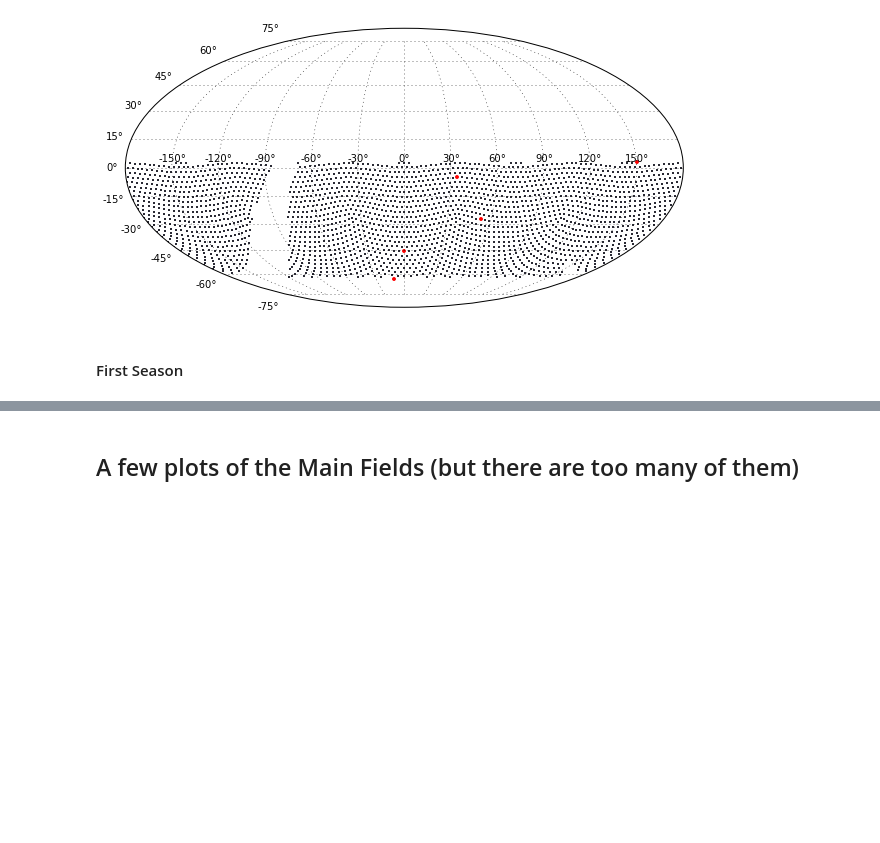
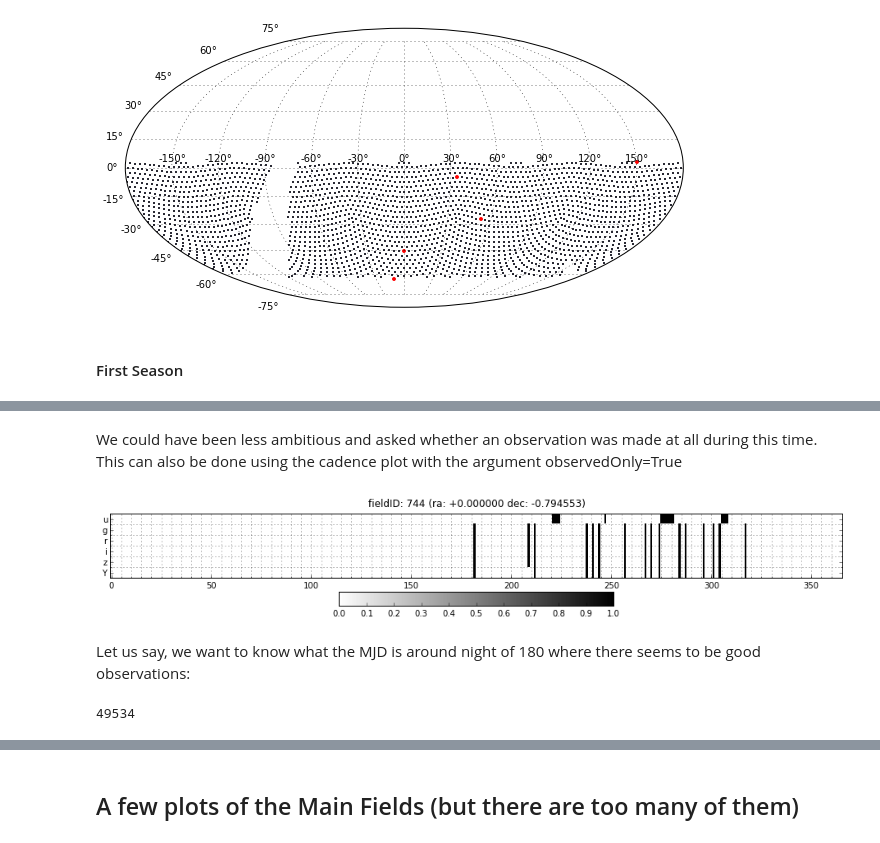
Before and after one commit to LSSTDESC/OpSimSummary, a Jupyter notebook: example/ExploringOpSimOutputs.ipynb, the cells around one changed output, grey strips where cells are left out. Drawn from its saved outputs; the diff is of its cells as text; code cells hidden in the pictures; blank space fills up the shorter version.

```diff
--- a/example/ExploringOpSimOutputs.ipynb
+++ b/example/ExploringOpSimOutputs.ipynb
@@ -176,0 +185,12 @@ fieldList = EnigmaDeepSummary.fieldIds
+# %% [markdown]
+We could have been less ambitious and asked whether an observation was made at all during this time. This can also be done using the cadence plot with the argument observedOnly=True
+# %%
+fig_firstSeason, firstSeasonCadence = EnigmaDeepSummary.cadence_plot(fieldList[0], observedOnly=True, sql_query='night < 366')
+# %% [output]
+[figure, added]
+# %% [markdown]
+Let us say, we want to know what the MJD is around night of 180 where there seems to be good observations:
+# %%
+print so.SummaryOpsim.mjdvalfornight(night=181)
+# %% [output]
+49534
```
Also changed, not shown: parts of 12 cells of this notebook, 1 other file.
